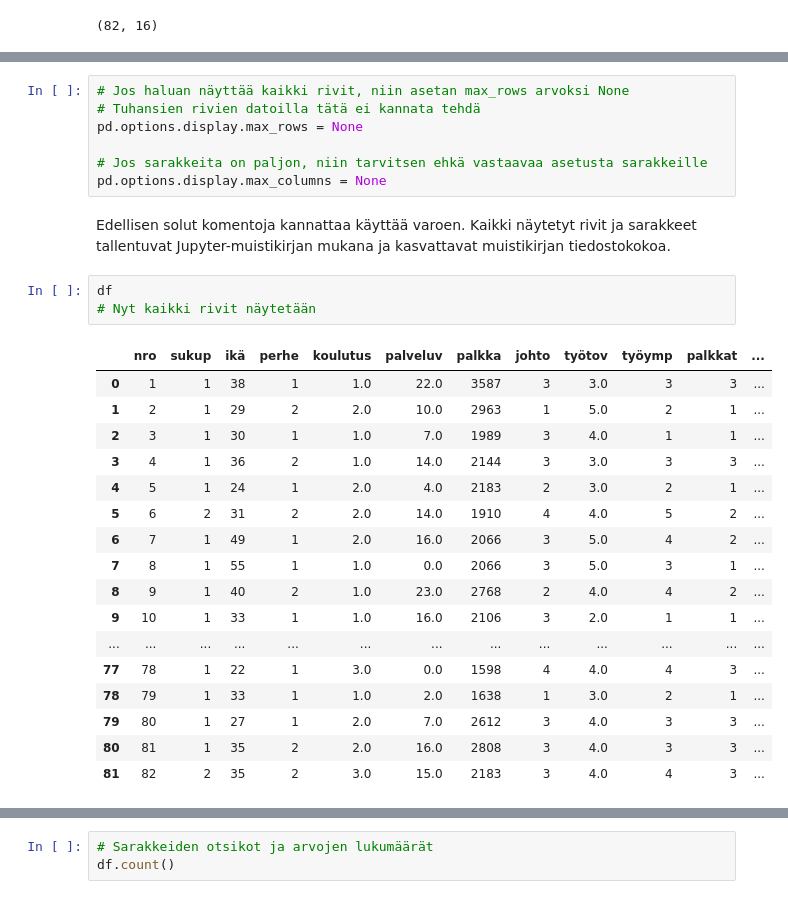
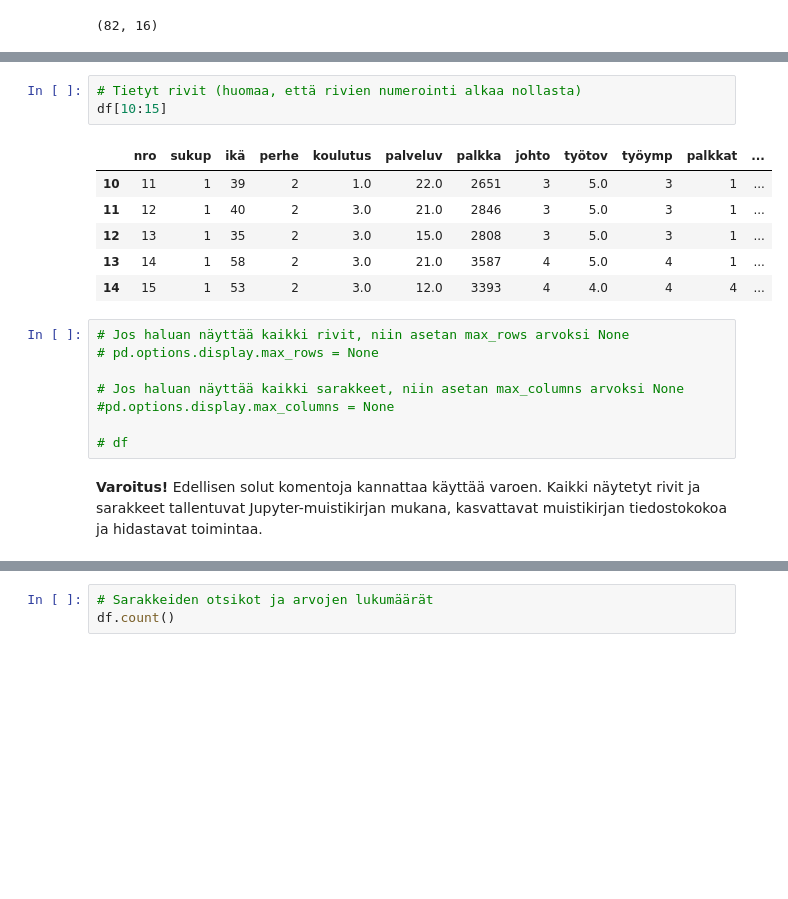
Before and after one commit to taanila/data, a Jupyter notebook: tutustu.ipynb, the cells around one changed output, grey strips where cells are left out. Cells and saved outputs as stored; diff of their text form; blank space fills up the shorter version.

```diff
--- a/tutustu.ipynb
+++ b/tutustu.ipynb
@@ -38,30 +58,20 @@ df
+# %%
+# Tietyt rivit (huomaa, että rivien numerointi alkaa nollasta)
+df[10:15]
+# %% [output]
+|  | nro | sukup | ikä | perhe | koulutus | palveluv | palkka | johto | työtov | työymp | palkkat | ... |
+| 10 | 11 | 1 | 39 | 2 | 1.0 | 22.0 | 2651 | 3 | 5.0 | 3 | 1 | ... |
+| 11 | 12 | 1 | 40 | 2 | 3.0 | 21.0 | 2846 | 3 | 5.0 | 3 | 1 | ... |
+| 12 | 13 | 1 | 35 | 2 | 3.0 | 15.0 | 2808 | 3 | 5.0 | 3 | 1 | ... |
+| 13 | 14 | 1 | 58 | 2 | 3.0 | 21.0 | 3587 | 4 | 5.0 | 4 | 1 | ... |
+| 14 | 15 | 1 | 53 | 2 | 3.0 | 12.0 | 3393 | 4 | 4.0 | 4 | 4 | ... |
 # %%
 # Jos haluan näyttää kaikki rivit, niin asetan max_rows arvoksi None
-# Tuhansien rivien datoilla tätä ei kannata tehdä
-pd.options.display.max_rows = None
+# pd.options.display.max_rows = None
 
-# Jos sarakkeita on paljon, niin tarvitsen ehkä vastaavaa asetusta sarakkeille
-pd.options.display.max_columns = None
+# Jos haluan näyttää kaikki sarakkeet, niin asetan max_columns arvoksi None
+#pd.options.display.max_columns = None
+
+# df
 # %% [markdown]
-Edellisen solut komentoja kannattaa käyttää varoen. Kaikki näytetyt rivit ja sarakkeet tallentuvat Jupyter-muistikirjan mukana ja kasvattavat muistikirjan tiedostokokoa.
+**Varoitus!** Edellisen solut komentoja kannattaa käyttää varoen. Kaikki näytetyt rivit ja sarakkeet tallentuvat Jupyter-muistikirjan mukana, kasvattavat muistikirjan tiedostokokoa ja hidastavat toimintaa.
-# %%
-df
-# Nyt kaikki rivit näytetään
-# %% [output]
-|  | nro | sukup | ikä | perhe | koulutus | palveluv | palkka | johto | työtov | työymp | palkkat | ... |
-| 0 | 1 | 1 | 38 | 1 | 1.0 | 22.0 | 3587 | 3 | 3.0 | 3 | 3 | ... |
-| 1 | 2 | 1 | 29 | 2 | 2.0 | 10.0 | 2963 | 1 | 5.0 | 2 | 1 | ... |
-| 2 | 3 | 1 | 30 | 1 | 1.0 | 7.0 | 1989 | 3 | 4.0 | 1 | 1 | ... |
-| 3 | 4 | 1 | 36 | 2 | 1.0 | 14.0 | 2144 | 3 | 3.0 | 3 | 3 | ... |
-| 4 | 5 | 1 | 24 | 1 | 2.0 | 4.0 | 2183 | 2 | 3.0 | 2 | 1 | ... |
-| 5 | 6 | 2 | 31 | 2 | 2.0 | 14.0 | 1910 | 4 | 4.0 | 5 | 2 | ... |
-| 6 | 7 | 1 | 49 | 1 | 2.0 | 16.0 | 2066 | 3 | 5.0 | 4 | 2 | ... |
-| 7 | 8 | 1 | 55 | 1 | 1.0 | 0.0 | 2066 | 3 | 5.0 | 3 | 1 | ... |
-| 8 | 9 | 1 | 40 | 2 | 1.0 | 23.0 | 2768 | 2 | 4.0 | 4 | 2 | ... |
-| 9 | 10 | 1 | 33 | 1 | 1.0 | 16.0 | 2106 | 3 | 2.0 | 1 | 1 | ... |
-| ... | ... | ... | ... | ... | ... | ... | ... | ... | ... | ... | ... | ... |
-| 77 | 78 | 1 | 22 | 1 | 3.0 | 0.0 | 1598 | 4 | 4.0 | 4 | 3 | ... |
-| 78 | 79 | 1 | 33 | 1 | 1.0 | 2.0 | 1638 | 1 | 3.0 | 2 | 1 | ... |
-| 79 | 80 | 1 | 27 | 1 | 2.0 | 7.0 | 2612 | 3 | 4.0 | 3 | 3 | ... |
-| 80 | 81 | 1 | 35 | 2 | 2.0 | 16.0 | 2808 | 3 | 4.0 | 3 | 3 | ... |
-| 81 | 82 | 2 | 35 | 2 | 3.0 | 15.0 | 2183 | 3 | 4.0 | 4 | 3 | ... |
```
Also changed, not shown: parts of 10 cells of this notebook.
